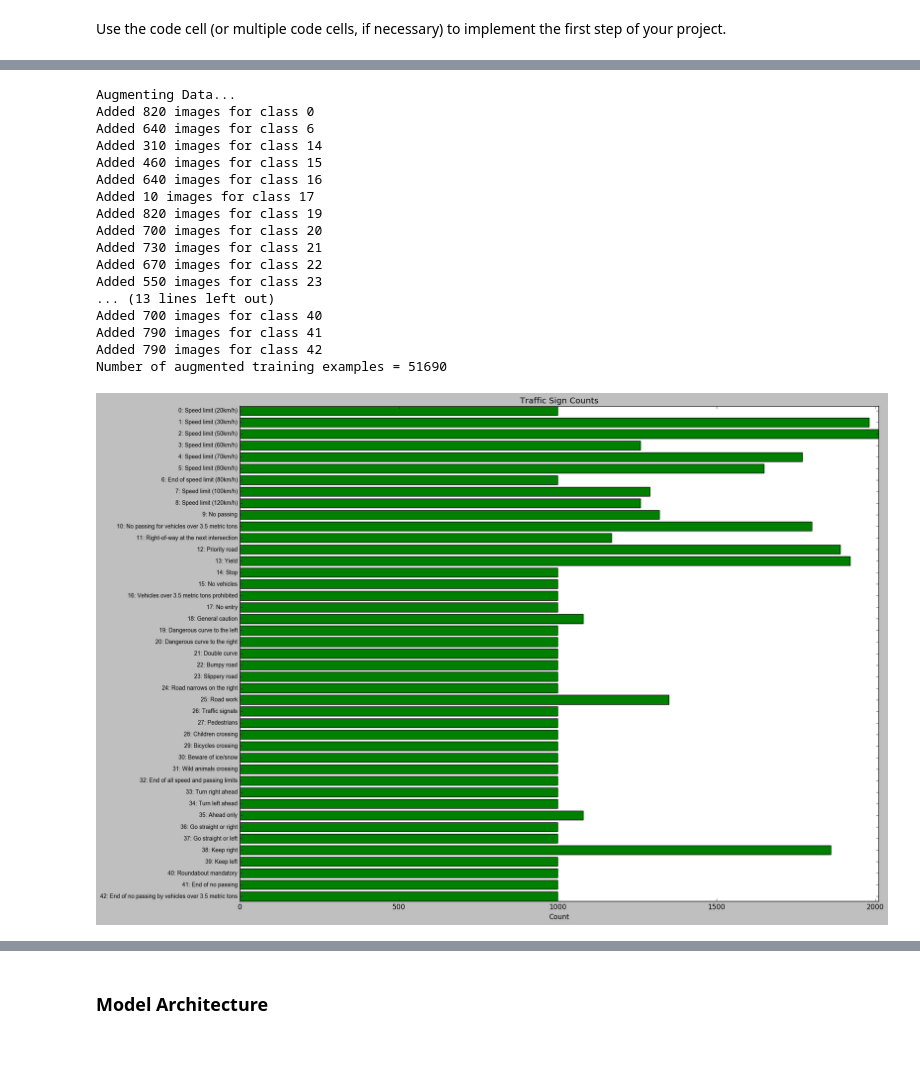
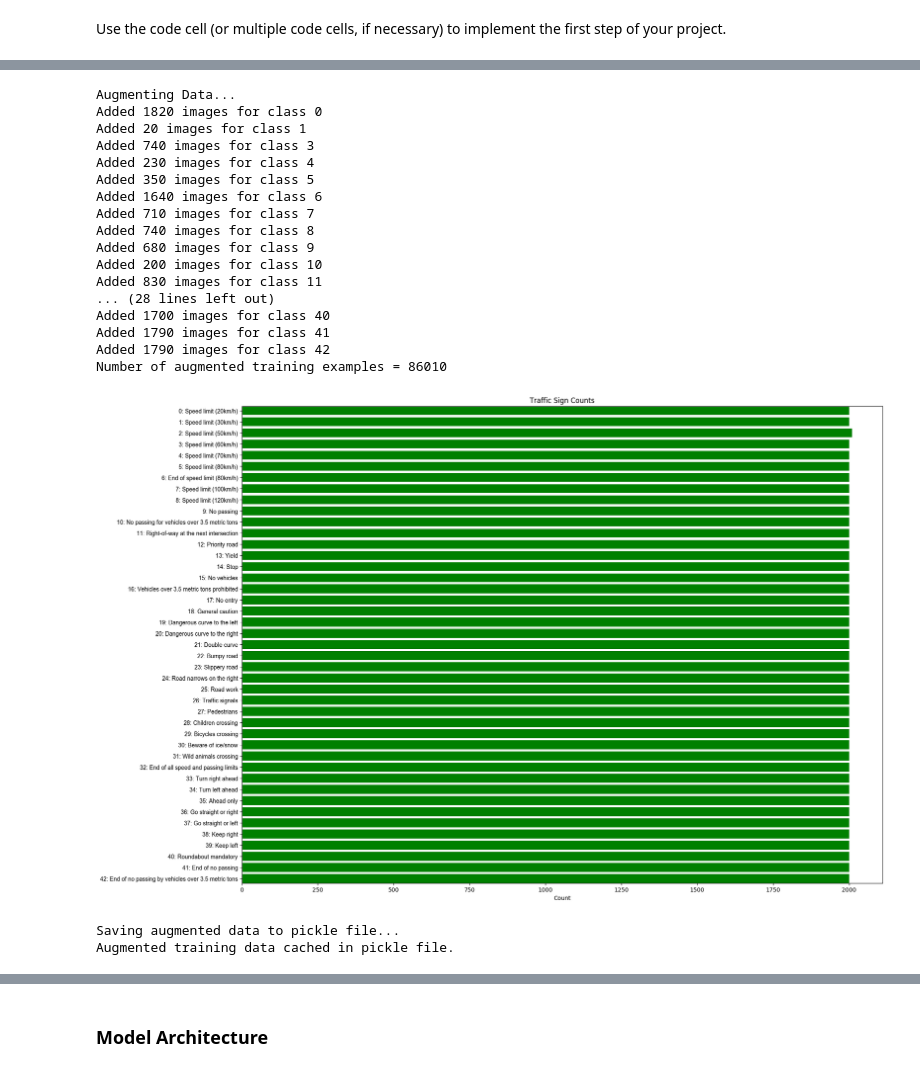
Before and after one commit to jmolsen/CarND-Traffic-Sign-Classifier-Project, a Jupyter notebook: Traffic_Sign_Classifier.ipynb, the cells around one changed output, grey strips where cells are left out. Cells and saved outputs as stored; diff of their text form; code cells hidden in the pictures.

```diff
--- a/Traffic_Sign_Classifier.ipynb
+++ b/Traffic_Sign_Classifier.ipynb
@@ -211,39 +211,62 @@ Randomly Translated
 # %%
 ### Make sure each traffic sign has at least min_class_count samples
 print("Augmenting Data...")
-min_class_count = 1000
+min_class_count = 2000
 for i,class_count in enumerate(classes_counts):
     if (class_count < min_class_count):
         new_image_count = 0
         curr_class = classes[i]
         class_indexes = [j for j,image_class in enumerate(y_train) if image_class == curr_class]
         while (new_image_count < min_class_count - class_count):
             random_index = class_indexes[random.randint(0, len(class_indexes)-1)]
             X_train = np.append(X_train, [randomly_translate_image(randomly_rotate_image(X_train[random_index]))], axis=0)
             y_train = np.append(y_train, [curr_class], axis=0)
             new_image_count += 1
         print('Added {} images for class {}'.format(new_image_count, curr_class))
 
 n_train = len(X_train)
 classes, classes_counts = np.unique(y_train, return_counts=True)
 print("Number of augmented training examples =", n_train)
 graph_image_class_counts(classes, classes_counts, class_labels)
 # %% [output]
 Augmenting Data...
-Added 820 images for class 0
-Added 640 images for class 6
-Added 310 images for class 14
-Added 460 images for class 15
-Added 640 images for class 16
-Added 10 images for class 17
-Added 820 images for class 19
-Added 700 images for class 20
-Added 730 images for class 21
-Added 670 images for class 22
-Added 550 images for class 23
-... (13 lines left out)
-Added 700 images for class 40
-Added 790 images for class 41
-Added 790 images for class 42
-Number of augmented training examples = 51690
+Added 1820 images for class 0
+Added 20 images for class 1
+Added 740 images for class 3
+Added 230 images for class 4
+Added 350 images for class 5
+Added 1640 images for class 6
+Added 710 images for class 7
+Added 740 images for class 8
+Added 680 images for class 9
+Added 200 images for class 10
+Added 830 images for class 11
+... (28 lines left out)
+Added 1700 images for class 40
+Added 1790 images for class 41
+Added 1790 images for class 42
+Number of augmented training examples = 86010
-[figure, old version]
+[figure, new version]
+# %%
+### Pickle augmented training data
+import os
+
+pickle_file = 'traffic_signs_augmented_training_data.pickle'
+if not os.path.isfile(pickle_file):
+    print('Saving augmented data to pickle file...')
+    try:
+        with open(pickle_file, 'wb') as pfile:
+            pickle.dump(
+                {
+                    'features': X_train,
+                    'labels': y_train,
+                },
+                pfile, pickle.HIGHEST_PROTOCOL)
+    except Exception as e:
+        print('Unable to save data to', pickle_file, ':', e)
+        raise
+
+print('Augmented training data cached in pickle file.')
+# %% [output]
+Saving augmented data to pickle file...
+Augmented training data cached in pickle file.
```
Also changed, not shown: parts of 15 cells of this notebook, 1 other file.
